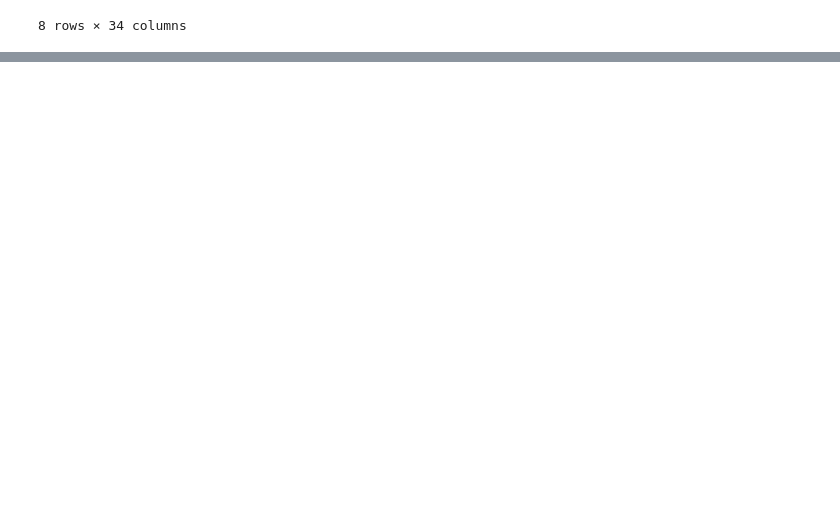
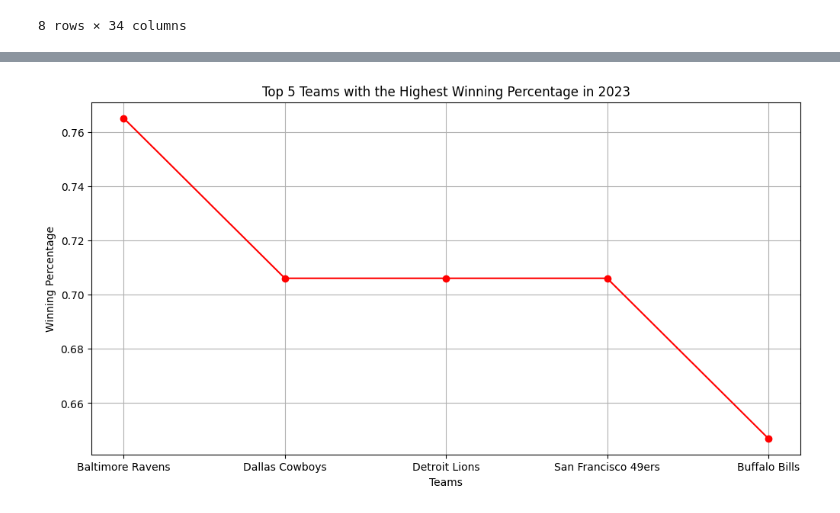
Before and after one commit to build-summer-2024/async-yellow-Kyle-Pham-final-project, a Jupyter notebook: final_project/final_project.ipynb, the cells around one changed output, grey strips where cells are left out. Saved outputs shown, nothing was run; the diff lists cells and outputs as text; code cells hidden in the pictures; blank space fills up the shorter version.

```diff
--- a/final_project/final_project.ipynb
+++ b/final_project/final_project.ipynb
@@ -81,0 +122,14 @@ Passing `palette` without assigning `hue` is deprecated and will be removed in v
+# %%
+## Question 6: Who were the 5 teams to have the highest winning percentage overall?
+
+plt.figure(figsize=(12,6))
+top_5_winning_per = nfl_data[nfl_data["year"] == 2023].groupby("team")["win_loss_perc"].sum().nlargest(5)
+palette_color = sb.color_palette("bright")
+plt.plot(top_5_winning_per.index, top_5_winning_per, marker='o', color='red')
+plt.xlabel('Teams')
+plt.ylabel('Winning Percentage')
+plt.title('Top 5 Teams with the Highest Winning Percentage in 2023')
+plt.grid(True)
+plt.show()
+# %% [output]
+[figure, added]
```
Also changed, not shown: parts of 10 cells of this notebook, 1 other file.
